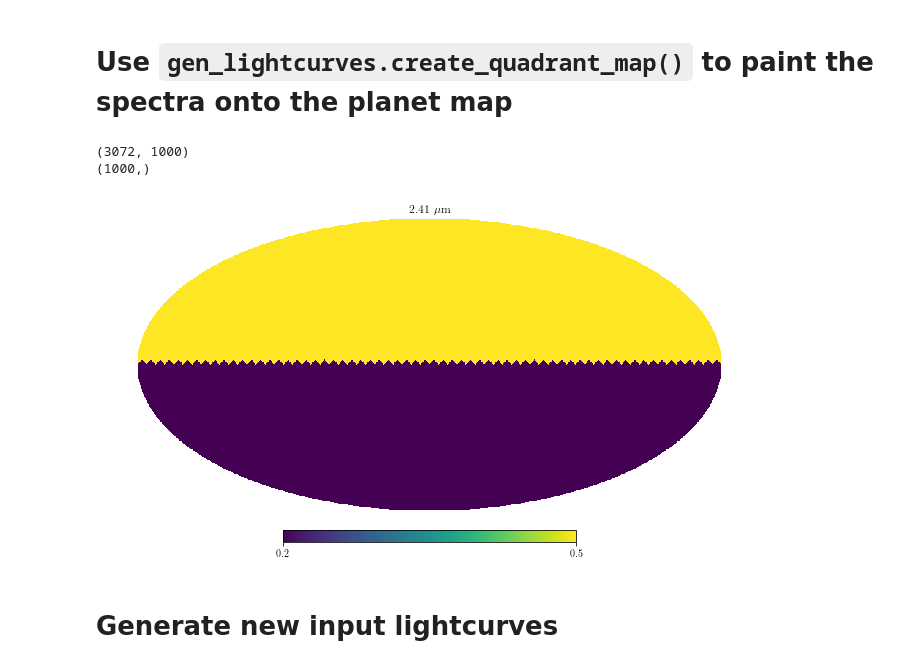
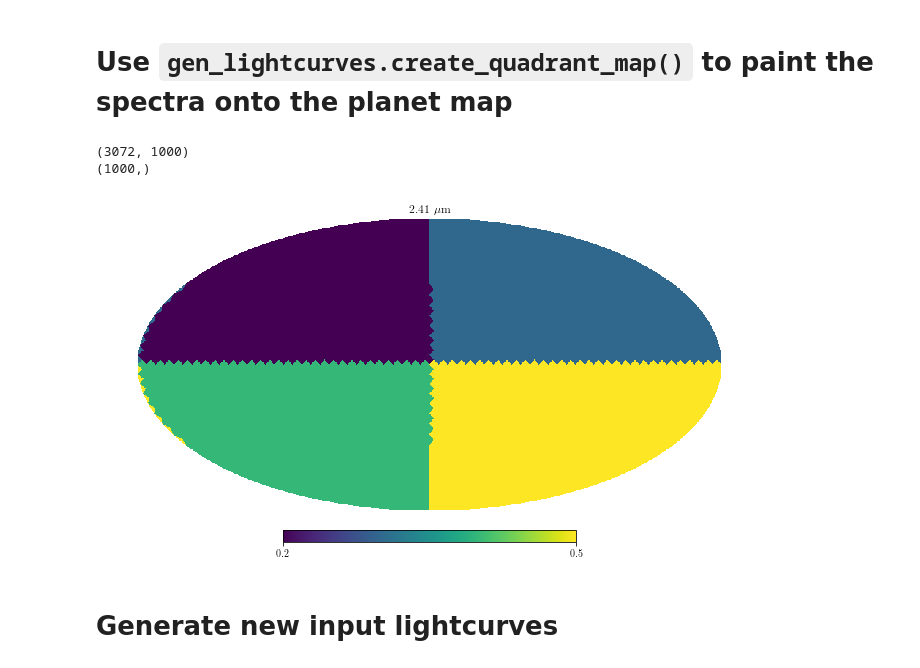
Before and after one commit to multidworlds/eigenspectra, a Jupyter notebook: master_spidermanalltheway.ipynb, the cells around one changed output. Cells and saved outputs as stored; diff of their text form; code cells hidden in the pictures.

```diff
--- a/master_spidermanalltheway.ipynb
+++ b/master_spidermanalltheway.ipynb
@@ -123,14 +123,14 @@ Text(0, 0.5, 'Fp/Fs')
 # %% [markdown]
 # Use `gen_lightcurves.create_quadrant_map()` to paint the spectra onto the planet map
 # %%
-spaxels = gen_lightcurves.create_quadrant_map(f4, f4, f1, f1)
+spaxels = gen_lightcurves.create_quadrant_map(f1, f2, f3, f4)
 print(np.shape(spaxels))#3072
 print(np.shape(f1))
 show_orig_map(lamhr, spaxels);
 # %% [output]
 (3072, 1000)
 (1000,)
-[figure, old version]
+[figure, new version]
 # %% [markdown]
 # Generate new input lightcurves
 # %%
```
Also changed, not shown: parts of 9 cells of this notebook.
